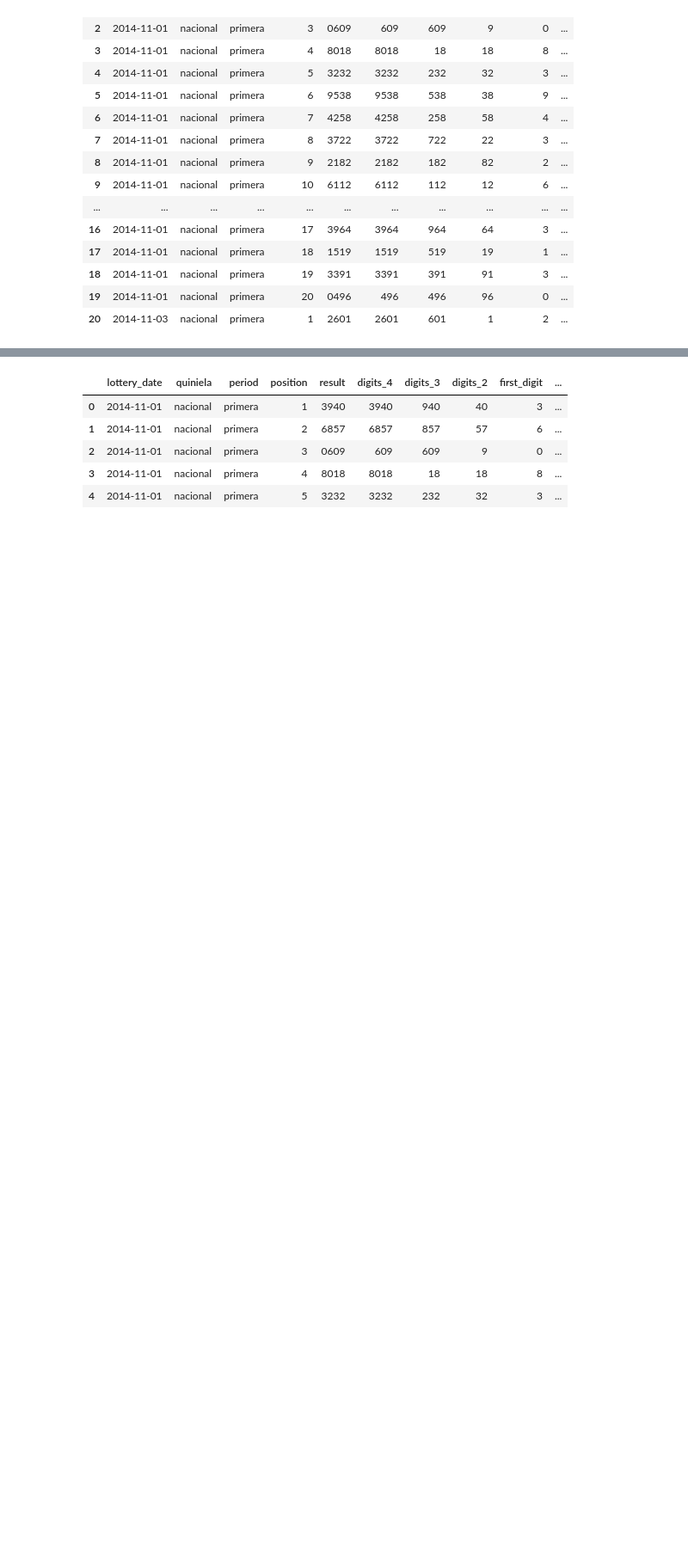
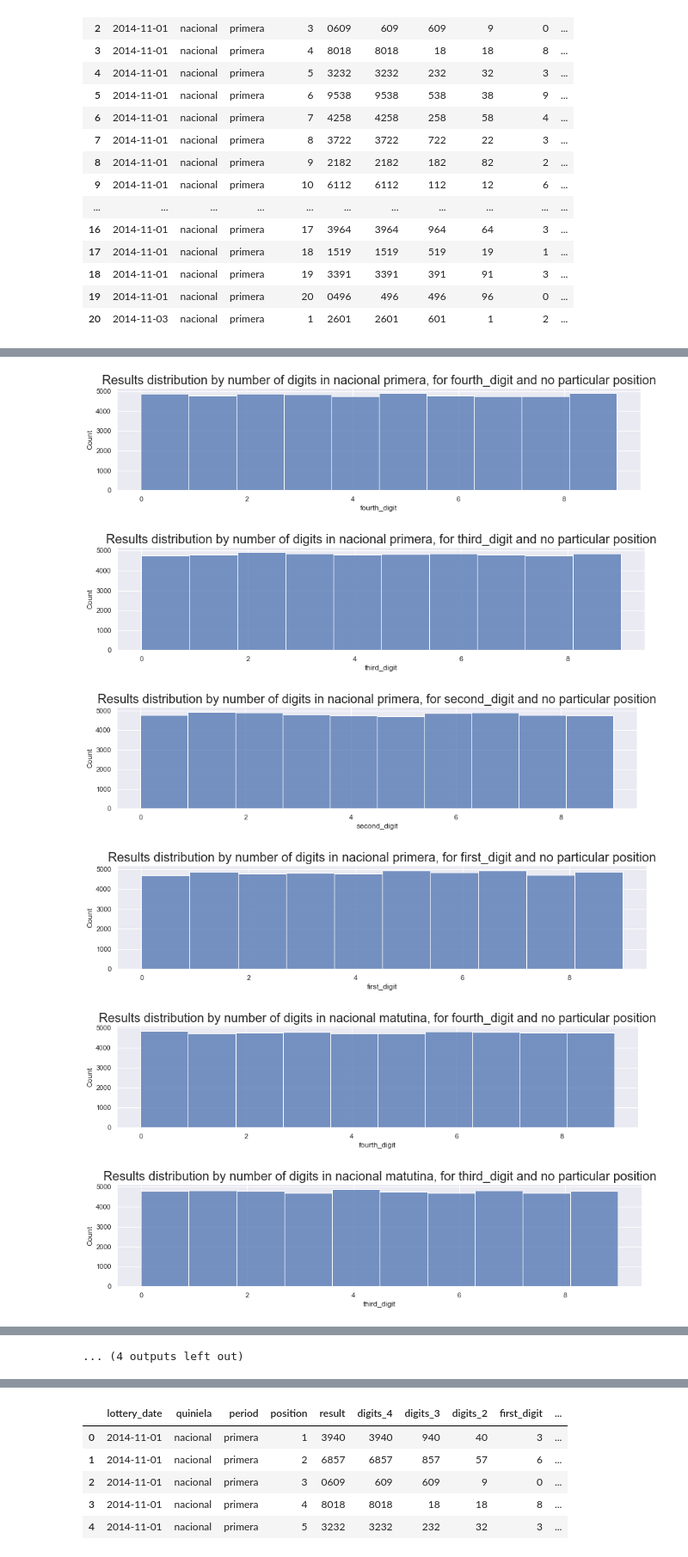
Before and after one commit to A-M-Perez/ML_Quiniela, a Jupyter notebook: Quiniela.ipynb, the cells around one changed output, grey strips where cells are left out. Shown at 86% size. Saved outputs shown, nothing was run; the diff lists cells and outputs as text; code cells hidden in the pictures; blank space fills up the shorter version.

```diff
--- a/Quiniela.ipynb
+++ b/Quiniela.ipynb
@@ -168,0 +208,32 @@ def display_distribution(period_in, number_in, position_in=''):
+# %%
+# Check the Quiniela's results distribution by periods
+plot_period = 'primera'
+display_distribution(plot_period, 'fourth_digit') # Total, no specific position
+display_distribution(plot_period, 'third_digit') # Total, no specific position
+display_distribution(plot_period, 'second_digit') # Total, no specific position
+display_distribution(plot_period, 'first_digit') # Total, no specific position
+
+plot_period = 'matutina'
+display_distribution(plot_period, 'fourth_digit') # Total, no specific position
+display_distribution(plot_period, 'third_digit') # Total, no specific position
+display_distribution(plot_period, 'second_digit') # Total, no specific position
+display_distribution(plot_period, 'first_digit') # Total, no specific position
+
+plot_period = 'vespertina'
+display_distribution(plot_period, 'fourth_digit') # Total, no specific position
+display_distribution(plot_period, 'third_digit') # Total, no specific position
+display_distribution(plot_period, 'second_digit') # Total, no specific position
+display_distribution(plot_period, 'first_digit') # Total, no specific position
+
+plot_period = 'nocturna'
+display_distribution(plot_period, 'fourth_digit') # Total, no specific position
+display_distribution(plot_period, 'third_digit') # Total, no specific position
+display_distribution(plot_period, 'second_digit') # Total, no specific position
+display_distribution(plot_period, 'first_digit') # Total, no specific position
+# %% [output]
+[figure, added]
+[figure, added]
+[figure, added]
+[figure, added]
+[figure, added]
+[figure, added]
@@ -168,0 +246 @@ def display_distribution(period_in, number_in, position_in=''):
+... (4 outputs left out)
```
Also changed, not shown: parts of 34 cells of this notebook.
